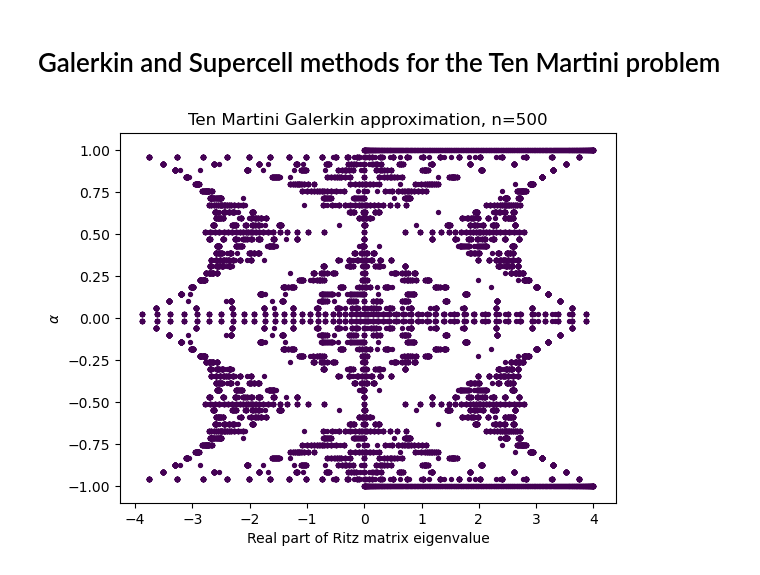
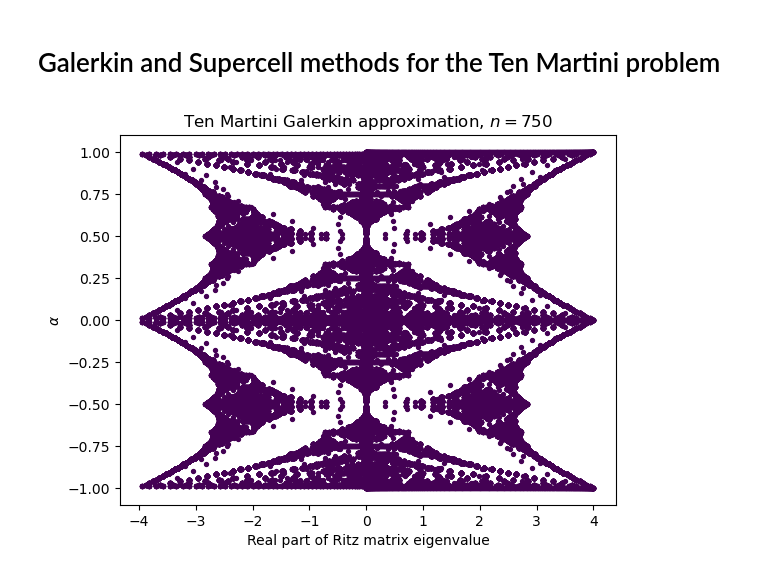
Before and after one commit to alexhroom/thesis, a Jupyter notebook: 30 Code/notebooks/ten-martini.ipynb, the cells around one changed output. Saved outputs shown, nothing was run; the diff lists cells and outputs as text; code cells hidden in the pictures.

```diff
--- a/30 Code/notebooks/ten-martini.ipynb
+++ b/30 Code/notebooks/ten-martini.ipynb
@@ -13,15 +19,15 @@ def diag(alpha):
 # %%
 # regular Ritz method
 spec = {}
-for a in tqdm(np.linspace(-1, 1, 50)):
-    spec[a] = ritz_tridiag(1, diag(a), 1, 500)
+for a in tqdm(np.linspace(-1, 1, 201)):
+    spec[a] = ritz_tridiag(1, diag(a), 1, 750)
 # %%
 for alpha, vals in spec.items():
     plt.scatter(vals.real, [alpha]*len(vals), c = "#440154" ,s = 8)
-plt.title("Ten Martini Galerkin approximation, n=500")
+plt.title("Ten Martini Galerkin approximation, $n = 750$")
 plt.xlabel("Real part of Ritz matrix eigenvalue")
 plt.ylabel(r"$\alpha$")
 plt.show()
 # %% [output]
-[figure, old version]
+[figure, new version]
 # %%
```
Also changed, not shown: parts of 9 cells of this notebook, 13 other files.
